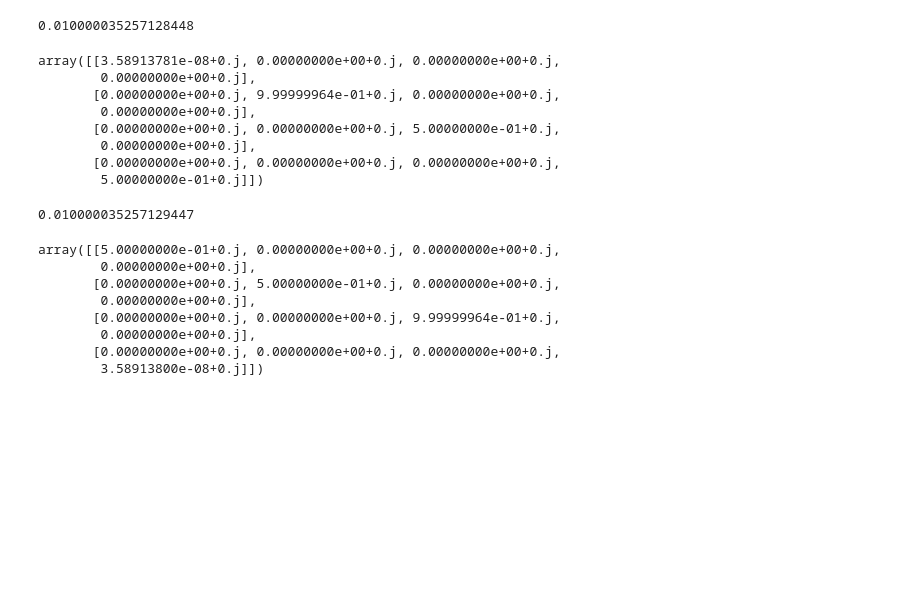
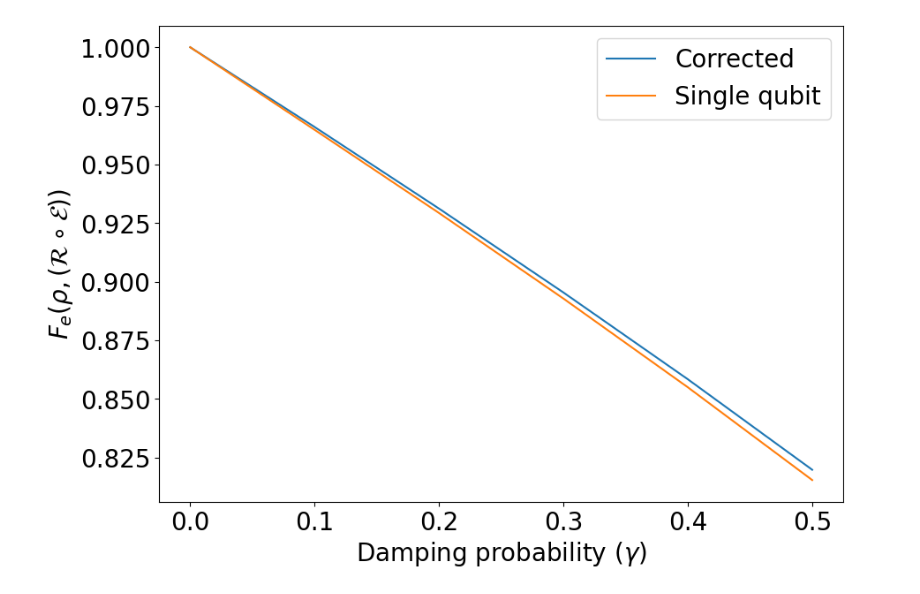
Before and after one commit to sp-k/QEC_approximate_dynamical, a Jupyter notebook: SDP.ipynb, the cells around one changed output. Cells and saved outputs as stored; diff of their text form; code cells hidden in the pictures; blank space fills up the shorter version.

```diff
--- a/SDP.ipynb
+++ b/SDP.ipynb
@@ -8,12 +19,9 @@ def vec(A):
     return matrix(concatenate(array(A), axis = None)).conjugate()
 # %%
 n = 1
-p = 0.01
+NUM = 10000
 
 X = Variable((2**(2*n), 2**(2*n)), hermitian=True)
 
-I = eye(2**n)
-O = ones((2**n, 2**n))
-rho0 = matrix([[1.0, 0.0], [0.0, 0.0]])
-rho1 = matrix([[0.0, 0.0], [0.0, 1.0]])
-E = [sqrt(p)*I, sqrt(1-p)*(O-I)]
+constraints = [X >> 0]
+constraints += [partial_trace(X, (2, 2), 1) == eye(2**n)]
@@ -26,36 +28,29 @@ C1 = C_1[0].getH().dot(C_1[0]) + C_1[1].getH().dot(C_1[1])
+# %%
+fid = [0 for _ in range(6)]
+fidnc = [0 for _ in range(6)]
+states = [DensityMatrix(random_statevector(2)).data for _ in range(NUM)]
+for rho in states:
+    for gamma in range(6):
+        E = [eye(2**n), zeros((2**n, 2**n))]
+        E[0][1][1] = sqrt(1-gamma/10)
+        E[1][0][1] = sqrt(gamma/10)
+
+        C_ = [vec(rho@E[0]), vec(rho@E[1])]
+
+        C = C_[0].getH().dot(C_[0]) + C_[1].getH().dot(C_[1])
+
+        prob = Problem(Maximize(real(trace(X@C))), constraints)
+        fid[gamma] += prob.solve()/NUM
+
+        fidnc[gamma] += abs(tr(matmul(rho, E[0]) + matmul(rho, E[1])))**2/NUM
 # %%
-constraints = [X >> 0]
-constraints += [partial_trace(X, (2, 2), 1) == I]
-
-prob = Problem(Maximize(real(trace(X@C0))), constraints)
-print(1-prob.solve())
-
-X.value
+_, ax = subplots(1, 1)
+ax.plot([gamma/10 for gamma in range(6)], fid, label = "Corrected")
+ax.plot([gamma/10 for gamma in range(6)], fidnc, label = "Single qubit")
+# ax.plot([gamma/10 for gamma in range(6)], fid1, label = "Excited state")
+ax.set_xlabel(r'Damping probability $(\gamma)$')
+ax.set_ylabel(r'$F_e(\rho,(\mathcal{R}\circ\mathcal{E}))$')
+legend()
+show()
 # %% [output]
-0.010000035257128448
-array([[3.58913781e-08+0.j, 0.00000000e+00+0.j, 0.00000000e+00+0.j,
-        0.00000000e+00+0.j],
-       [0.00000000e+00+0.j, 9.99999964e-01+0.j, 0.00000000e+00+0.j,
-        0.00000000e+00+0.j],
-       [0.00000000e+00+0.j, 0.00000000e+00+0.j, 5.00000000e-01+0.j,
-        0.00000000e+00+0.j],
-       [0.00000000e+00+0.j, 0.00000000e+00+0.j, 0.00000000e+00+0.j,
-        5.00000000e-01+0.j]])
+[figure, added]
-# %%
-constraints = [X >> 0]
-constraints += [partial_trace(X, (2, 2), 1) == I]
-
-prob = Problem(Maximize(real(trace(X@C1))), constraints)
-print(1-prob.solve())
-
-X.value
-# %% [output]
-0.010000035257129447
-array([[5.00000000e-01+0.j, 0.00000000e+00+0.j, 0.00000000e+00+0.j,
-        0.00000000e+00+0.j],
-       [0.00000000e+00+0.j, 5.00000000e-01+0.j, 0.00000000e+00+0.j,
-        0.00000000e+00+0.j],
-       [0.00000000e+00+0.j, 0.00000000e+00+0.j, 9.99999964e-01+0.j,
-        0.00000000e+00+0.j],
-       [0.00000000e+00+0.j, 0.00000000e+00+0.j, 0.00000000e+00+0.j,
-        3.58913800e-08+0.j]])
```
Also changed, not shown: parts of 5 cells of this notebook.
